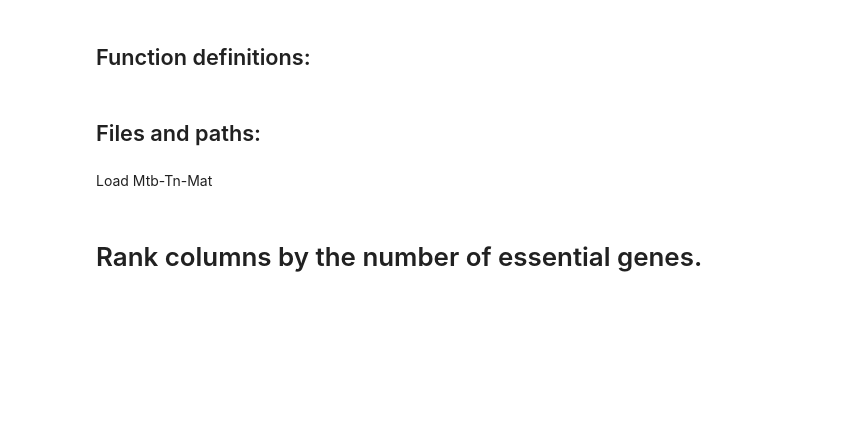
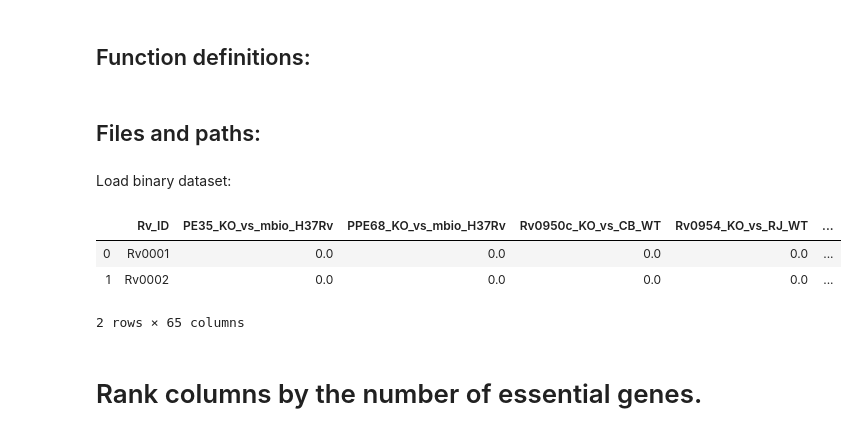
Before and after one commit to ajinich/mtb_tn_db, a Jupyter notebook: code/visualizations/Tn_library_stats.ipynb, the cells around one changed output. Cells and saved outputs as stored; diff of their text form; code cells hidden in the pictures; blank space fills up the shorter version.

```diff
--- a/code/visualizations/Tn_library_stats.ipynb
+++ b/code/visualizations/Tn_library_stats.ipynb
@@ -37,9 +28,15 @@ dir_data = '../../data'
 dir_figs = '../../figures/Tn_mat_stats/'
-# %% [markdown]
-Load Mtb-Tn-Mat
+# %% [markdown]
+Load binary dataset:
 # %%
-tn_file = os.path.join(dir_data, 'Tn_library_DB.xlsx')
-df_tn = pd.read_excel(tn_file)
+tn_file = os.path.join(dir_data, 'result_bin_matrix_2019_12_10.csv')
+df_tn = pd.read_csv(tn_file)
+df_tn.head(2)
+# %% [output]
+|  | Rv_ID | PE35_KO_vs_mbio_H37Rv | PPE68_KO_vs_mbio_H37Rv | Rv0950c_KO_vs_CB_WT | Rv0954_KO_vs_RJ_WT | ... |
+| 0 | Rv0001 | 0.0 | 0.0 | 0.0 | 0.0 | ... |
+| 1 | Rv0002 | 0.0 | 0.0 | 0.0 | 0.0 | ... |
+2 rows × 65 columns
 # %% [markdown]
 # Rank columns by the number of essential genes.
 # %%
```
Also changed, not shown: parts of 44 cells of this notebook, 5 other files.
